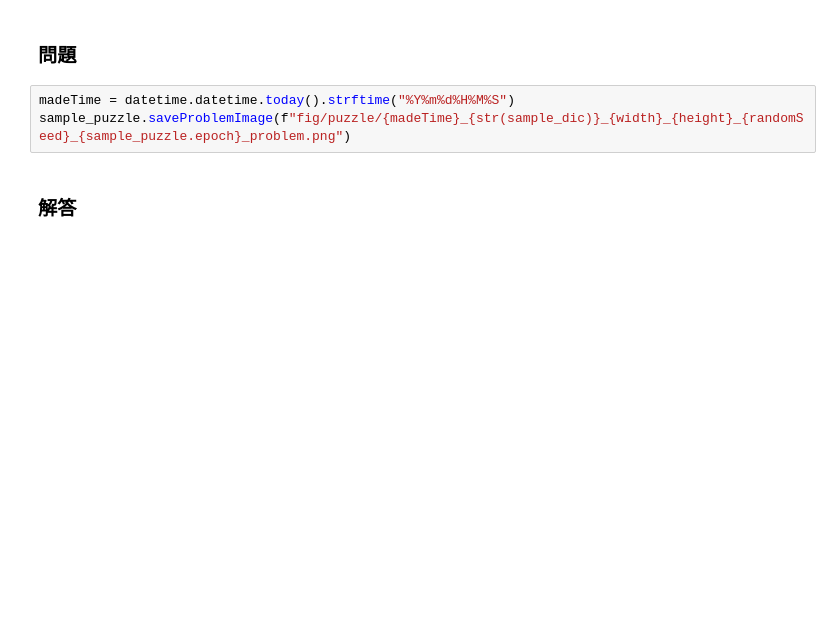
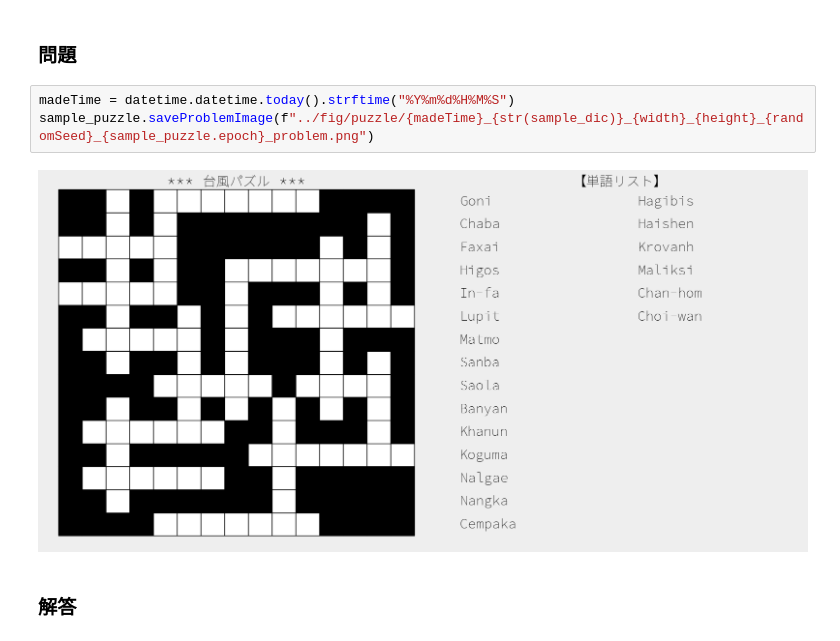
Before and after one commit to sushi-kimura/Crossword-LocalSearch, a Jupyter notebook: jupyter/jupyter-basic/CrosswordBasic.ipynb, the cells around one changed output. Drawn from its saved outputs; the diff is of its cells as text; blank space fills up the shorter version.

```diff
--- a/jupyter/CrosswordLocalSearch.ipynb
+++ b/jupyter/jupyter-basic/CrosswordBasic.ipynb
@@ -1441,7 +1440,9 @@ setattr(Puzzle, "saveAnswerImage", saveAnswerImage)
 ### 問題
 # %%
 madeTime = datetime.datetime.today().strftime("%Y%m%d%H%M%S")
-sample_puzzle.saveProblemImage(f"fig/puzzle/{madeTime}_{str(sample_dic)}_{width}_{height}_{randomSeed}_{sample_puzzle.epoch}_problem.png")
+sample_puzzle.saveProblemImage(f"../fig/puzzle/{madeTime}_{str(sample_dic)}_{width}_{height}_{randomSeed}_{sample_puzzle.epoch}_problem.png")
+# %% [output]
+[figure, added]
 # %% [markdown]
 ### 解答
 # %%
```
Also changed, not shown: parts of 14 cells of this notebook, 7 other files.
